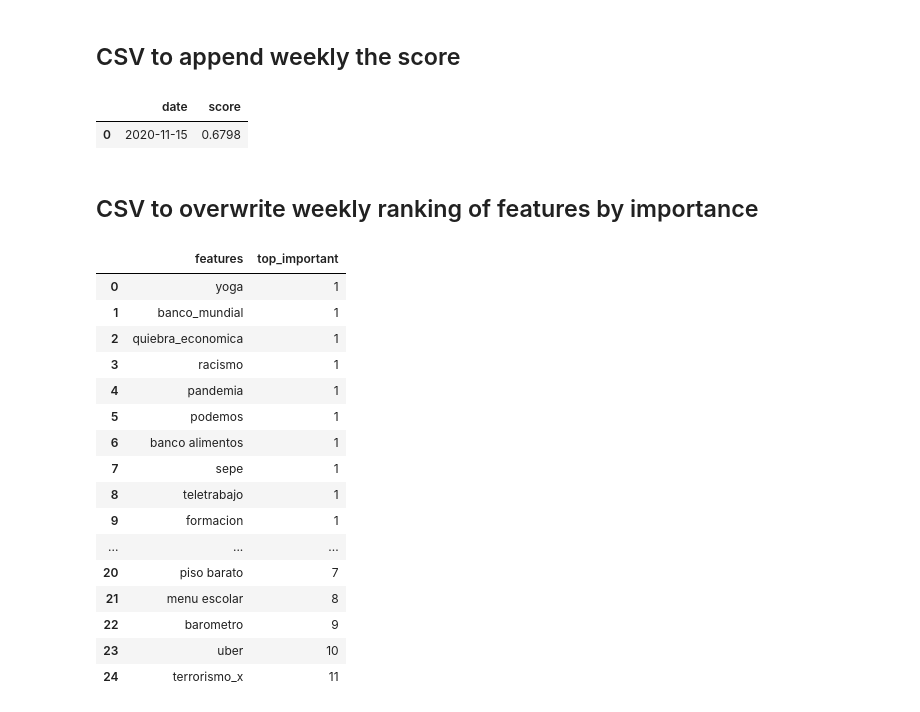
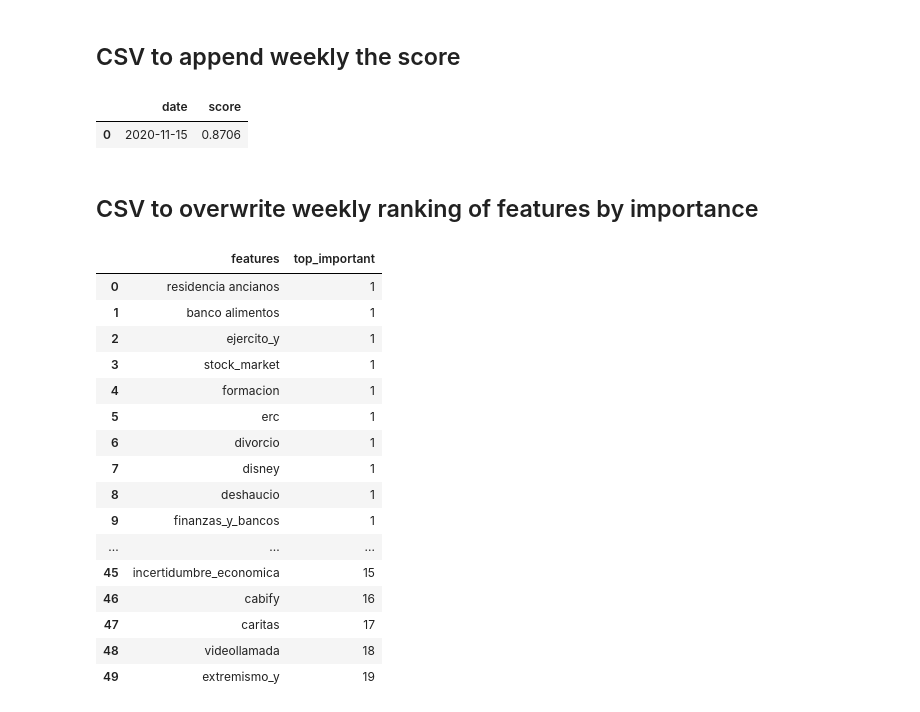
Before and after one commit to albertovpd/automated_ML_regression, a Jupyter notebook: how_to-3-ml_regression.ipynb, the cells around one changed output. Cells and saved outputs as stored; diff of their text form; code cells hidden in the pictures.

```diff
--- a/how_to-3-ml_regression.ipynb
+++ b/how_to-3-ml_regression.ipynb
@@ -81,9 +47,9 @@ df_shuffled
 - To face a time series problem, working with NN is needed, and it tends to be computationally intensive, so I will play without the *date* column. Later it will be used for dashboarding.
 # %%
 # Transform into standard normal distribution using the z-score definition
-X = df_shuffled.drop(columns=["date","unemployment"]) #returns a numpy array
+X = df.drop(columns=["date","unemployment"]) #returns a numpy array
 X = X.apply(lambda x: (x - np.mean(x)) / (np.max(x) - np.min(x)))
-target=df_shuffled["unemployment"]
+target=df["unemployment"]
 # %%
 X.head()
 # %% [output]
@@ -122,0 +78,8 @@ target_test=target.iloc[80:]
+# %%
+# all but last 4 rows
+X_train=X.iloc[:-4]
+target_train=target.iloc[:-4]
+
+# last 4 rows
+X_test=X.iloc[-4:]
+target_test=target.iloc[-4:]
@@ -124,7 +106,3 @@ target_test=target.iloc[80:]
 # Selecting best features using RFE
 
 (Recursive Feature Elimination)
-# %%
-rfc = LinearRegression()
-rfecv = RFE(estimator=rfc, step=1, n_features_to_select=15)
-rfecv.fit(X, target)
@@ -142,0 +109,9 @@ array([ 20.5794188 ,  28.39576406,  21.70947755,  35.25106938,
+# %%
+#regression = LinearRegression()
+# alpha=1 is like a regular regression. for getter performance use elastic net instead (l1&l2 mix).
+regression = Lasso(alpha=0.1)
+
+
+# neg mean squared error. it always is negative but what you get is the positive representation
+rfecv = RFECV(estimator=regression, step=1, min_features_to_select=15, cv=5,scoring='neg_mean_squared_error')
+rfecv.fit(X_train, target_train)
@@ -179,39 +167,40 @@ result.plot(x="date",
 # %% [markdown]
 ## CSV to append weekly the score
 # %%
-score = pd.DataFrame({"date": [max(df["date"])], 'score': [round(rfecv.score(X, target),4)]})
+score = pd.DataFrame({"date": [max(df["date"])], 'score': [round(rfecv.score(X_train, target_train),4)]})
 score.to_csv("input/weekly_score.csv")
 score
 # %% [output]
 |  | date | score |
-| 0 | 2020-11-15 | 0.6798 |
+| 0 | 2020-11-15 | 0.8706 |
 # %% [markdown]
 ## CSV to overwrite weekly ranking of features by importance
 # %%
+# Ranking of how important are the following keywords to infer in Google searches in Spain
+# the keyword "unemployment"
+
 features=pd.DataFrame()
 features["features"]=X.columns
 features["top_important"]=rfecv.ranking_
 features.sort_values(by=["top_important"], inplace=True)
 features.reset_index(drop=True, inplace=True)
 features.to_csv("input/ranking_of_features.csv")
-features.head(25)
-# Ranking of how important are the following keywords to infer in Google searches in Spain
-# the keyword "unemployment"
+features.head(50)
 # %% [output]
 |  | features | top_important |
-| 0 | yoga | 1 |
-| 1 | banco_mundial | 1 |
-| 2 | quiebra_economica | 1 |
-| 3 | racismo | 1 |
-| 4 | pandemia | 1 |
-| 5 | podemos | 1 |
-| 6 | banco alimentos | 1 |
-| 7 | sepe | 1 |
-| 8 | teletrabajo | 1 |
-| 9 | formacion | 1 |
+| 0 | residencia ancianos | 1 |
+| 1 | banco alimentos | 1 |
+| 2 | ejercito_y | 1 |
+| 3 | stock_market | 1 |
+| 4 | formacion | 1 |
+| 5 | erc | 1 |
+| 6 | divorcio | 1 |
+| 7 | disney | 1 |
+| 8 | deshaucio | 1 |
+| 9 | finanzas_y_bancos | 1 |
 | ... | ... | ... |
-| 20 | piso barato | 7 |
-| 21 | menu escolar | 8 |
-| 22 | barometro | 9 |
-| 23 | uber | 10 |
-| 24 | terrorismo_x | 11 |
+| 45 | incertidumbre_economica | 15 |
+| 46 | cabify | 16 |
+| 47 | caritas | 17 |
+| 48 | videollamada | 18 |
+| 49 | extremismo_y | 19 |
```
Also changed, not shown: parts of 19 cells of this notebook.
